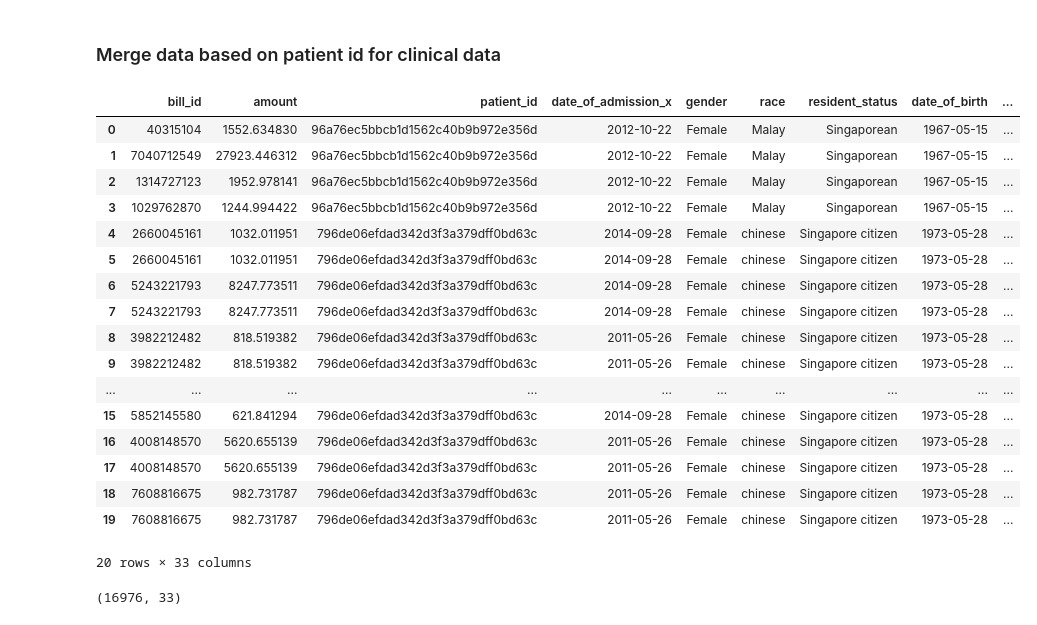
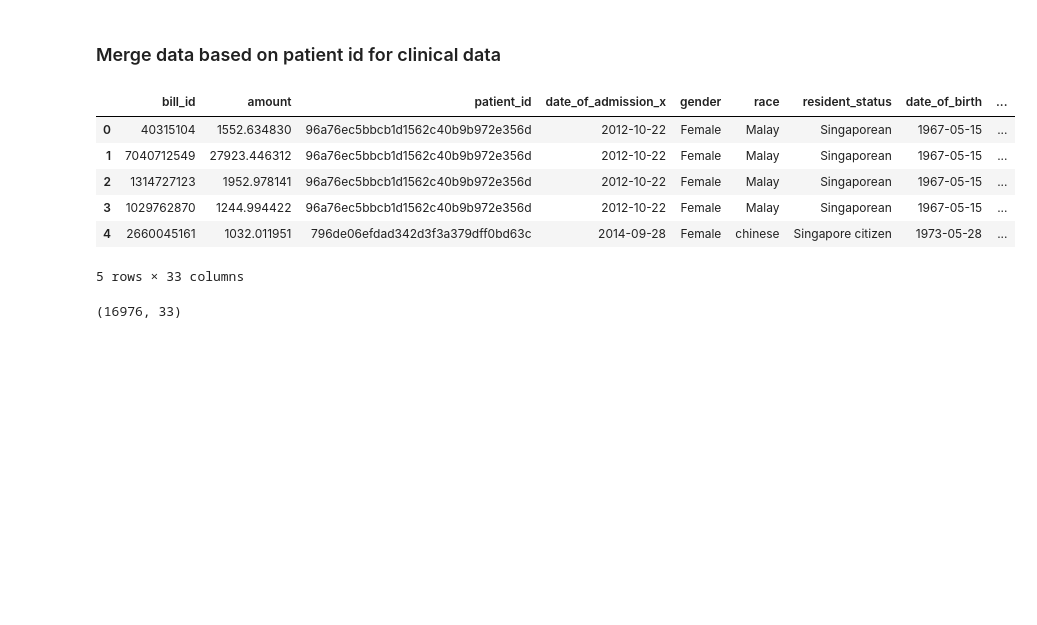
Before and after one commit to pooj23/PythonHolmuskAssignment, a Jupyter notebook: holmusk.ipynb, the cells around one changed output. Saved outputs shown, nothing was run; the diff lists cells and outputs as text; code cells hidden in the pictures; blank space fills up the shorter version.

```diff
--- a/holmusk.ipynb
+++ b/holmusk.ipynb
@@ -149,26 +149,15 @@ data_1.shape
 # %%
 final_data = pd.merge(data_1, clinical_data, on='patient_id') #entire data is merged into one table
 # %%
-final_data.head(20)
+final_data.head()
 # %% [output]
 |  | bill_id | amount | patient_id | date_of_admission_x | gender | race | resident_status | date_of_birth | ... |
 | 0 | 40315104 | 1552.634830 | 96a76ec5bbcb1d1562c40b9b972e356d | 2012-10-22 | Female | Malay | Singaporean | 1967-05-15 | ... |
 | 1 | 7040712549 | 27923.446312 | 96a76ec5bbcb1d1562c40b9b972e356d | 2012-10-22 | Female | Malay | Singaporean | 1967-05-15 | ... |
 | 2 | 1314727123 | 1952.978141 | 96a76ec5bbcb1d1562c40b9b972e356d | 2012-10-22 | Female | Malay | Singaporean | 1967-05-15 | ... |
 | 3 | 1029762870 | 1244.994422 | 96a76ec5bbcb1d1562c40b9b972e356d | 2012-10-22 | Female | Malay | Singaporean | 1967-05-15 | ... |
 | 4 | 2660045161 | 1032.011951 | 796de06efdad342d3f3a379dff0bd63c | 2014-09-28 | Female | chinese | Singapore citizen | 1973-05-28 | ... |
-| 5 | 2660045161 | 1032.011951 | 796de06efdad342d3f3a379dff0bd63c | 2014-09-28 | Female | chinese | Singapore citizen | 1973-05-28 | ... |
-| 6 | 5243221793 | 8247.773511 | 796de06efdad342d3f3a379dff0bd63c | 2014-09-28 | Female | chinese | Singapore citizen | 1973-05-28 | ... |
-| 7 | 5243221793 | 8247.773511 | 796de06efdad342d3f3a379dff0bd63c | 2014-09-28 | Female | chinese | Singapore citizen | 1973-05-28 | ... |
-| 8 | 3982212482 | 818.519382 | 796de06efdad342d3f3a379dff0bd63c | 2011-05-26 | Female | chinese | Singapore citizen | 1973-05-28 | ... |
-| 9 | 3982212482 | 818.519382 | 796de06efdad342d3f3a379dff0bd63c | 2011-05-26 | Female | chinese | Singapore citizen | 1973-05-28 | ... |
-| ... | ... | ... | ... | ... | ... | ... | ... | ... | ... |
-| 15 | 5852145580 | 621.841294 | 796de06efdad342d3f3a379dff0bd63c | 2014-09-28 | Female | chinese | Singapore citizen | 1973-05-28 | ... |
-| 16 | 4008148570 | 5620.655139 | 796de06efdad342d3f3a379dff0bd63c | 2011-05-26 | Female | chinese | Singapore citizen | 1973-05-28 | ... |
-| 17 | 4008148570 | 5620.655139 | 796de06efdad342d3f3a379dff0bd63c | 2011-05-26 | Female | chinese | Singapore citizen | 1973-05-28 | ... |
-| 18 | 7608816675 | 982.731787 | 796de06efdad342d3f3a379dff0bd63c | 2011-05-26 | Female | chinese | Singapore citizen | 1973-05-28 | ... |
-| 19 | 7608816675 | 982.731787 | 796de06efdad342d3f3a379dff0bd63c | 2011-05-26 | Female | chinese | Singapore citizen | 1973-05-28 | ... |
-20 rows × 33 columns
+5 rows × 33 columns
 # %%
 final_data.shape
 # %% [output]
```
Also changed, not shown: parts of 37 cells of this notebook.
